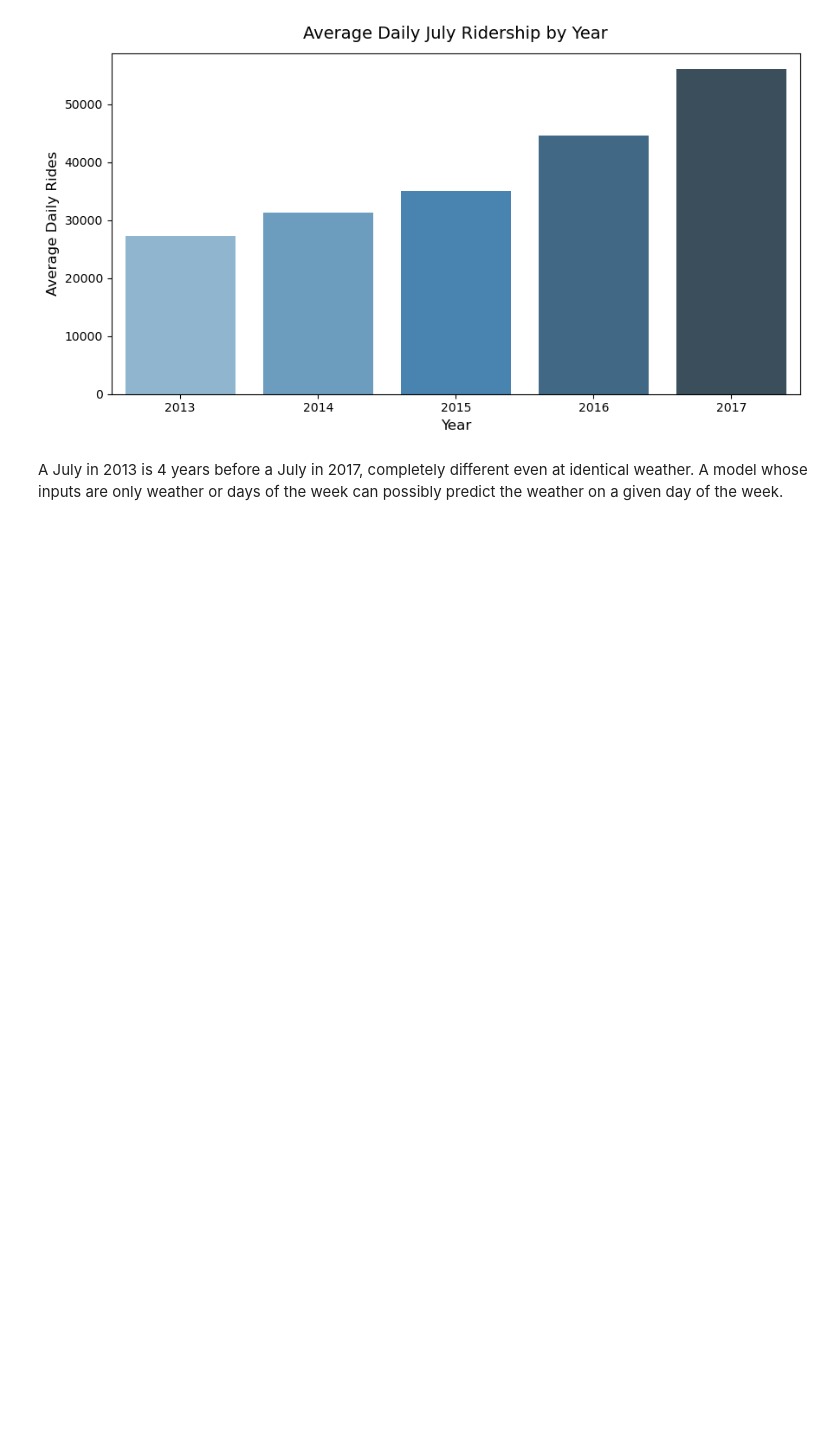
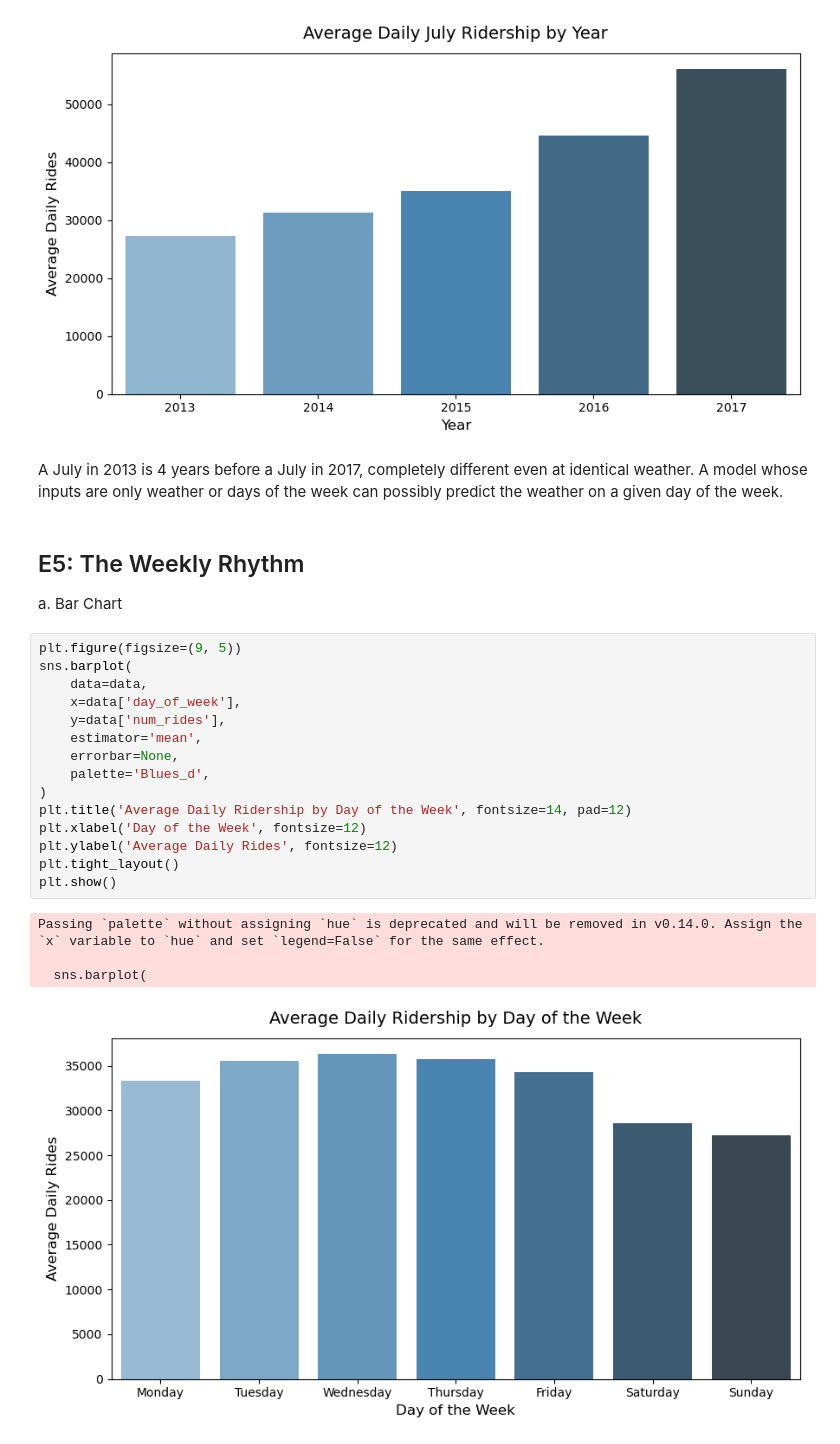
Before and after one commit to oluochl/-citibike-ridership-model-, a Jupyter notebook: Code/eda.ipynb, the cells around one changed output. Drawn from its saved outputs; the diff is of its cells as text; blank space fills up the shorter version.

Commit message:
Weekly Rhythm

```diff
--- a/Code/eda.ipynb
+++ b/Code/eda.ipynb
@@ -212,3 +212,26 @@ Passing `palette` without assigning `hue` is deprecated and will be removed in v
 # %% [markdown]
 
 A July in 2013 is 4 years before a July in 2017, completely different even at identical weather. A model whose inputs are only weather or days of the week can possibly predict the weather on a given day of the week.
+# %% [markdown]
+## E5: The Weekly Rhythm
+a. Bar Chart
+# %%
+plt.figure(figsize=(9, 5))
+sns.barplot(
+    data=data,
+    x=data['day_of_week'],
+    y=data['num_rides'],
+    estimator='mean',
+    errorbar=None,
+    palette='Blues_d',
+)
+plt.title('Average Daily Ridership by Day of the Week', fontsize=14, pad=12)
+plt.xlabel('Day of the Week', fontsize=12)
+plt.ylabel('Average Daily Rides', fontsize=12)
+plt.tight_layout()
+plt.show()
+# %% [output]
+Passing `palette` without assigning `hue` is deprecated and will be removed in v0.14.0. Assign the `x` variable to `hue` and set `legend=False` for the same effect.
+
+  sns.barplot(
+[figure, added]
```
Also changed, not shown: parts of 3 cells of this notebook.
